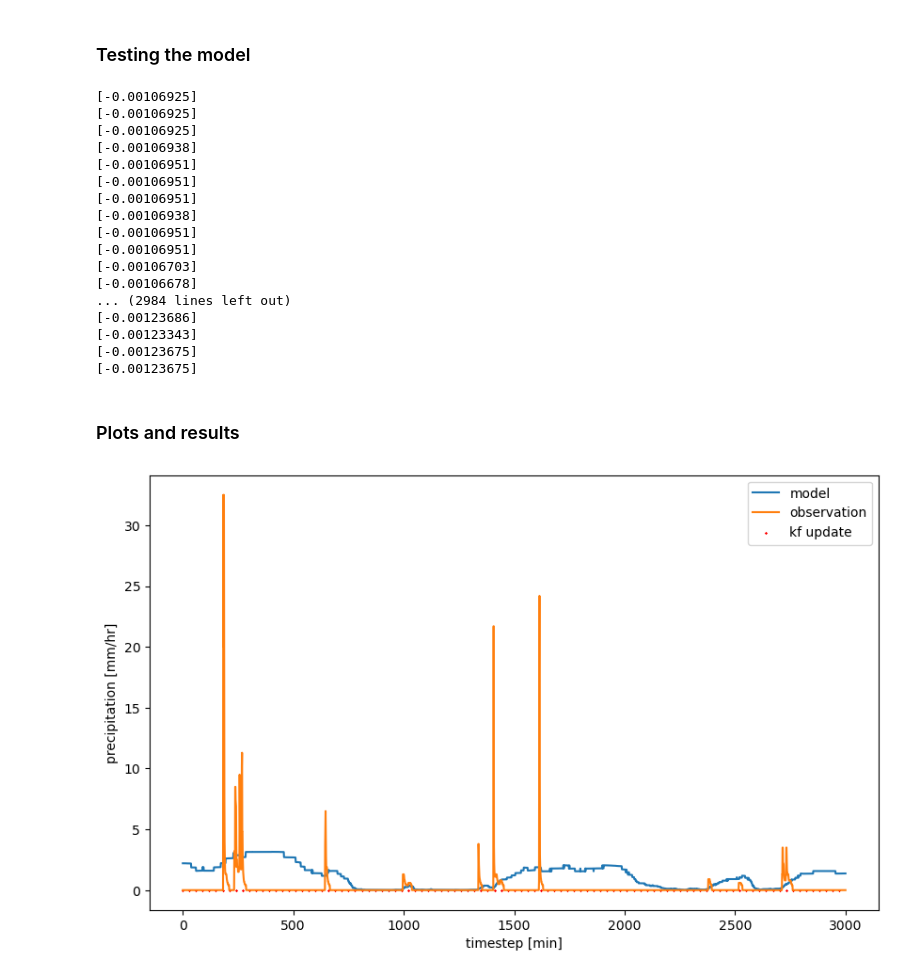
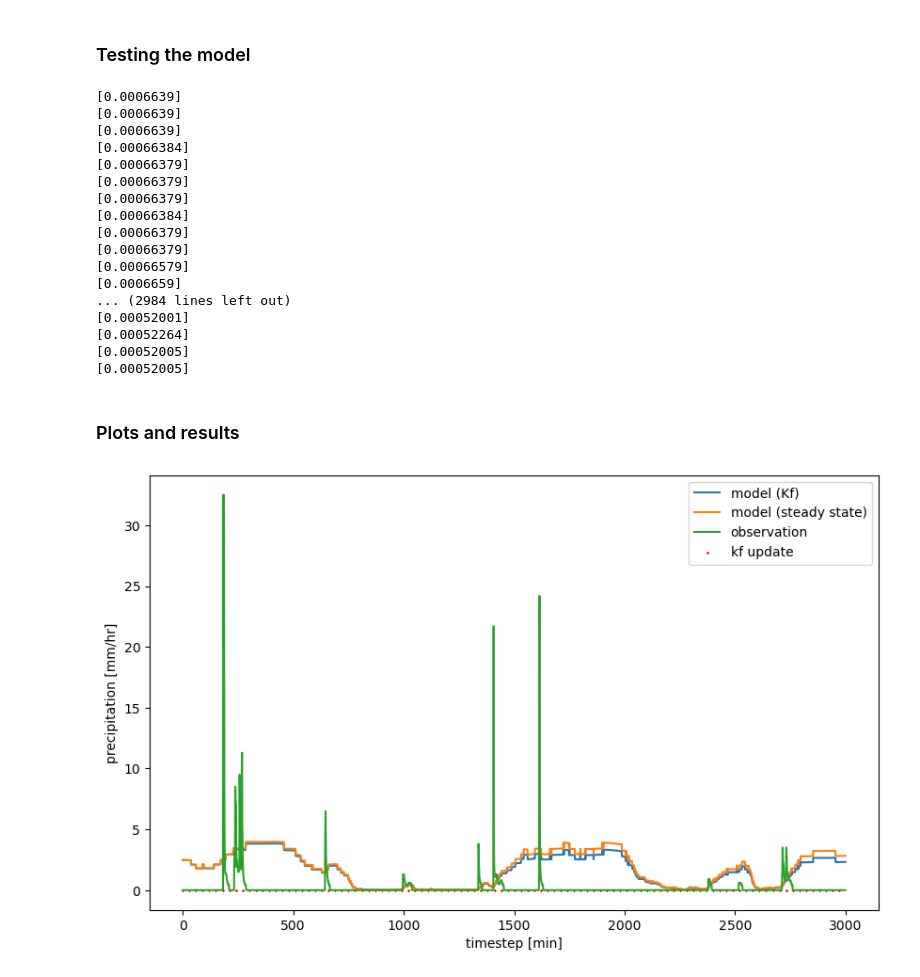
Before and after one commit to char998/rainmodel_conc, a Jupyter notebook: runs_and_tests.ipynb, the cells around one changed output. Cells and saved outputs as stored; diff of their text form; code cells hidden in the pictures.

```diff
--- a/runs_and_tests.ipynb
+++ b/runs_and_tests.ipynb
@@ -33,7 +33,7 @@ T_d_arr = 237.7*alpha_T/(17.27 - alpha_T) + 273.15      #[K]
 
 #state
 X = np.zeros(len(T_surf))
-X[0] = 1   #initial state in kg/m2
+X[0] = 20   #initial state in kg/m2
 Sigma = np.zeros(len(T_surf))
 Sigma[0] = 5 #initial state covariance in kg/m2
 
@@ -42,6 +42,7 @@ dt= 60      #timestep in s
 # %%
 #loop for finding the precipitation given the T_0 and p
 P = np.zeros(len(T_surf))
+P_0 = np.zeros(len(T_surf))
 for i in range(0,len(T_surf)):
     #inputs
     T_0 = T_surf[i]
@@ -56,6 +57,7 @@ for i in range(0,len(T_surf)):
     O_b,O_t,h_v = h_out(v_updr,Z_c).run()   #outflows and sources of water
 
     #precipitation in kg/m2/s
+    P_0[i] = phi(T_0, p_0, T_d, Z_b, Z_c,v_updr).calculate_phi()*X[0]
     P[i] = phi(T_0, p_0, T_d, Z_b, Z_c,v_updr).calculate_phi()*X[i] #*X[i] if we are using the updated state
     print(f(T_d,p_0,p_t,T_t,rho,v_updr) \
                                   - h_out(v_updr,Z_c).run()[2])
@@ -77,38 +79,39 @@ for i in range(0,len(T_surf)):
         X[i+1] = X[i]
         Sigma[i+1] = Sigma[i]
 # %% [output]
-[-0.00106925]
-[-0.00106925]
-[-0.00106925]
-[-0.00106938]
-[-0.00106951]
-[-0.00106951]
-[-0.00106951]
-[-0.00106938]
-[-0.00106951]
-[-0.00106951]
-[-0.00106703]
-[-0.00106678]
+[0.0006639]
+[0.0006639]
+[0.0006639]
+[0.00066384]
+[0.00066379]
+[0.00066379]
+[0.00066379]
+[0.00066384]
+[0.00066379]
+[0.00066379]
+[0.00066579]
+[0.0006659]
 ... (2984 lines left out)
-[-0.00123686]
-[-0.00123343]
-[-0.00123675]
-[-0.00123675]
+[0.00052001]
+[0.00052264]
+[0.00052005]
+[0.00052005]
 # %% [markdown]
 ### Plots and results
 # %%
 plt.figure(figsize=(10,6))
 t_step = np.linspace(0,len(P),len(P))
 
-plt.plot(t_step,P*3600,label='model')   #P [kg/m2/s] = P/1000kg/m3 = P/1000 m/s = P* 3600 [mm/hr]
+plt.plot(t_step,P*3600,label='model (Kf)')   #P [kg/m2/s] = P/1000kg/m3 = P/1000 m/s = P* 3600 [mm/hr]
+plt.plot(t_step,P_0*3600,label='model (steady state)')
 plt.plot(t_step,measurements['rain_rate'].values[7000:10000],label='observation')
 plt.scatter(t_step[0::30],np.zeros((len(kf_measurements))),label='kf update',marker='x',s=0.6,color='red')
 plt.xlabel('timestep [min]')
 plt.ylabel('precipitation [mm/hr]')
 plt.legend()
 plt.show()
 # %% [output]
-[figure, old version]
+[figure, new version]
 # %%
 #zooming when no rain is observed
 
```
Also changed, not shown: parts of 7 cells of this notebook, 1 other file.
